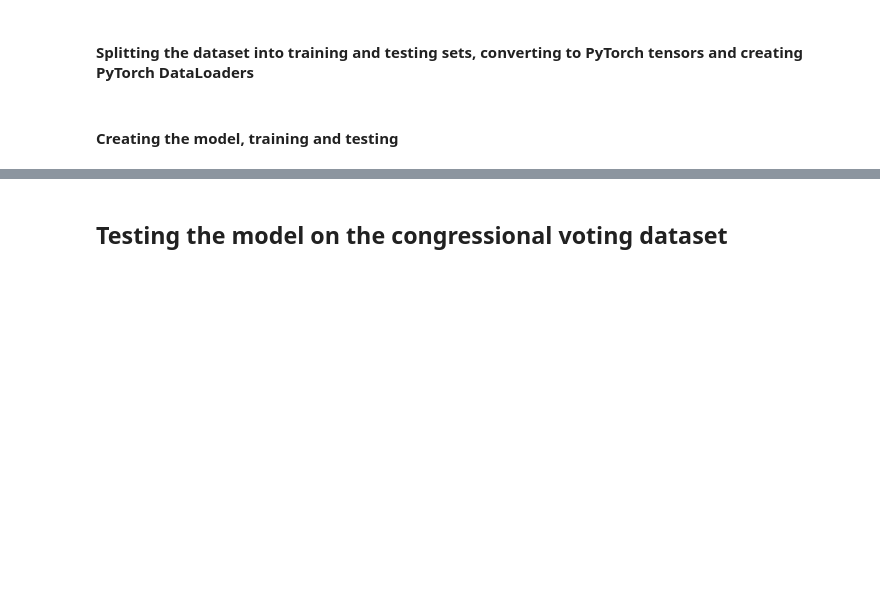
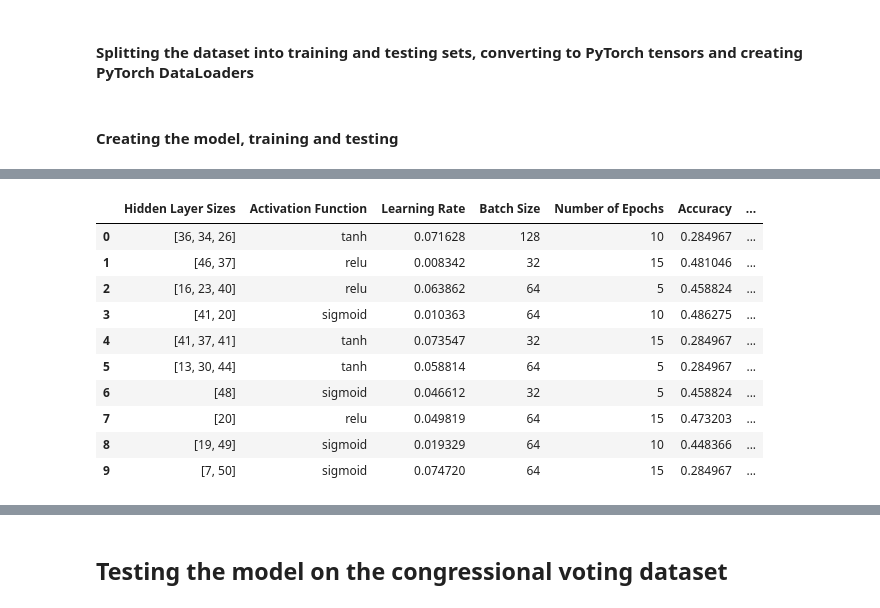
Before and after one commit to izsom/MachineLearning23ws, a Jupyter notebook: Exercise2/nn_implementation.ipynb, the cells around one changed output, grey strips where cells are left out. Cells and saved outputs as stored; diff of their text form; code cells hidden in the pictures; blank space fills up the shorter version.

```diff
--- a/Exercise2/nn_implementation.ipynb
+++ b/Exercise2/nn_implementation.ipynb
@@ -183,0 +399,25 @@ Accuracy on test set: 0.46535947918891907
+# %%
+num_iterations = 10
+param_ranges = {
+    'min_hidden': 5,
+    'max_hidden': 50,
+    'min_layers': 1,
+    'max_layers': 3,
+    'activation_functions': [F.relu, F.tanh, F.sigmoid],
+    'min_lr': 0.001,
+    'max_lr': 0.1,
+    'batch_sizes': [32, 64, 128],
+    'num_epochs': [5, 10, 15]
+}
+
+initial_configuration = {
+    'Hidden Layer Sizes': [25],
+    'Activation Function': F.relu,
+    'Learning Rate': 0.01,
+    'Batch Size': 64,
+    'Number of Epochs': 10
+}
+
+best_config, best_accuracy, random_results_table_wine = random_search(num_iterations, initial_configuration, param_ranges, train_loader, test_loader)
+print("Best Configuration:", best_config)
+print("Best Accuracy:", best_accuracy)
@@ -183,0 +442,15 @@ Accuracy on test set: 0.46535947918891907
+# %%
+random_results_table_wine['dataset'] = 'wine_quality'
+random_results_table_wine
+# %% [output]
+|  | Hidden Layer Sizes | Activation Function | Learning Rate | Batch Size | Number of Epochs | Accuracy | ... |
+| 0 | [36, 34, 26] | tanh | 0.071628 | 128 | 10 | 0.284967 | ... |
+| 1 | [46, 37] | relu | 0.008342 | 32 | 15 | 0.481046 | ... |
+| 2 | [16, 23, 40] | relu | 0.063862 | 64 | 5 | 0.458824 | ... |
+| 3 | [41, 20] | sigmoid | 0.010363 | 64 | 10 | 0.486275 | ... |
+| 4 | [41, 37, 41] | tanh | 0.073547 | 32 | 15 | 0.284967 | ... |
+| 5 | [13, 30, 44] | tanh | 0.058814 | 64 | 5 | 0.284967 | ... |
+| 6 | [48] | sigmoid | 0.046612 | 32 | 5 | 0.458824 | ... |
+| 7 | [20] | relu | 0.049819 | 64 | 15 | 0.473203 | ... |
+| 8 | [19, 49] | sigmoid | 0.019329 | 64 | 10 | 0.448366 | ... |
+| 9 | [7, 50] | sigmoid | 0.074720 | 64 | 15 | 0.284967 | ... |
```
Also changed, not shown: parts of 33 cells of this notebook.
